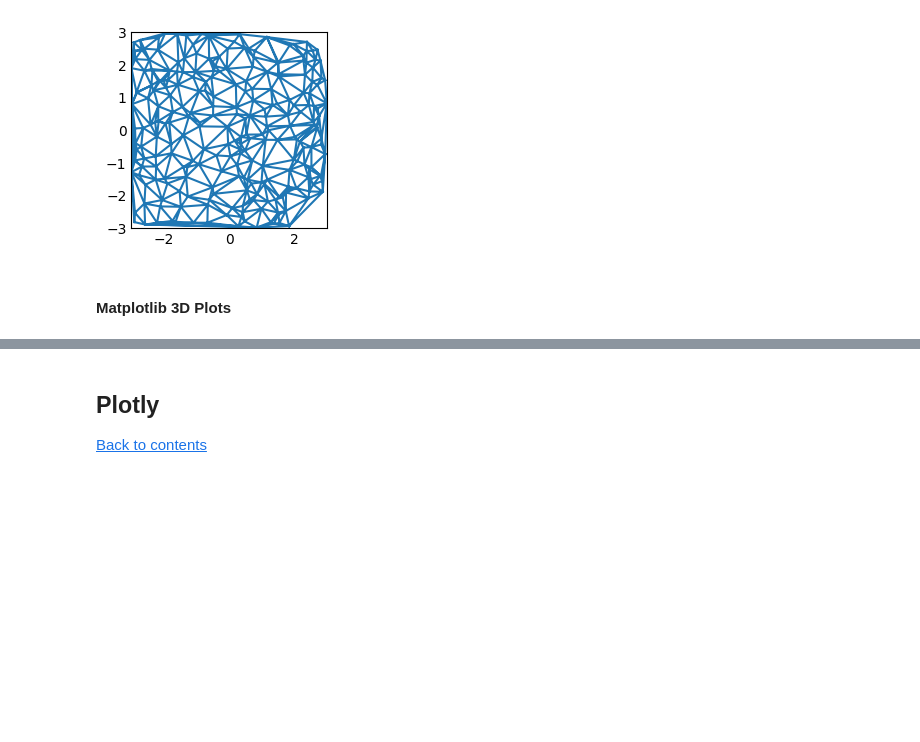
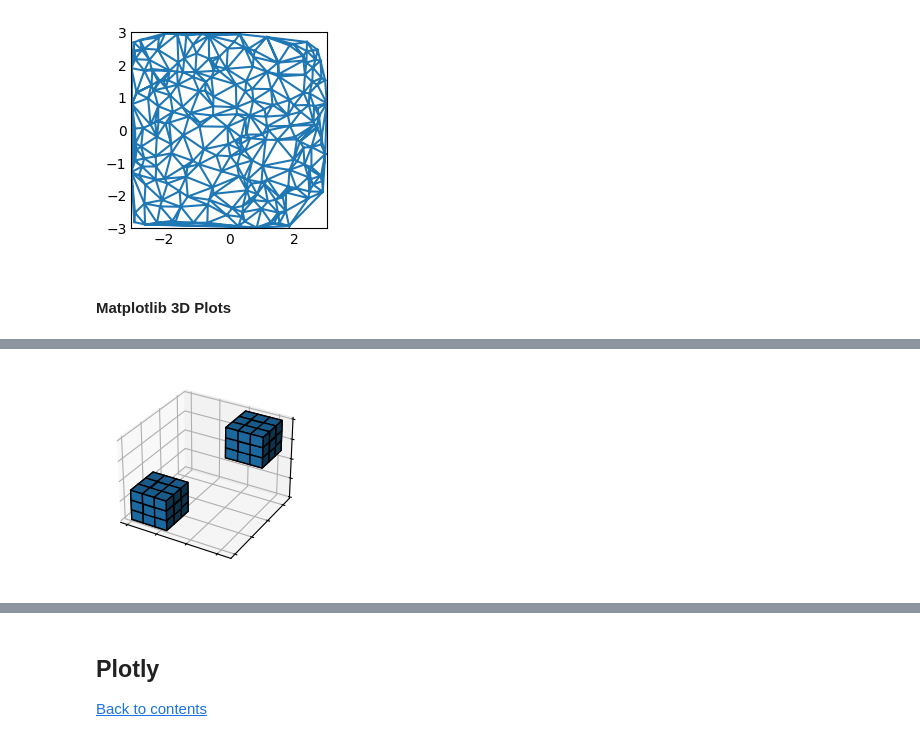
Before and after one commit to ManashJKonwar/Training-Python, a Jupyter notebook: day_4.ipynb, the cells around one changed output, grey strips where cells are left out. Saved outputs shown, nothing was run; the diff lists cells and outputs as text; code cells hidden in the pictures; blank space fills up the shorter version.

```diff
--- a/day_4.ipynb
+++ b/day_4.ipynb
@@ -1653,0 +1734,26 @@ plt.show()
+# %%
+# 3D Voxel / Volumetric Plots
+
+plt.style.use('_mpl-gallery')
+
+# Prepare some coordinates
+x, y, z = np.indices((8, 8, 8))
+
+# Draw cuboids in the top left and bottom right corners
+cube1 = (x < 3) & (y < 3) & (z < 3)
+cube2 = (x >= 5) & (y >= 5) & (z >= 5)
+
+# Combine the objects into a single boolean array
+voxelarray = cube1 | cube2
+
+# Plot
+fig, ax = plt.subplots(subplot_kw={"projection": "3d"})
+ax.voxels(voxelarray, edgecolor='k')
+
+ax.set(xticklabels=[],
+       yticklabels=[],
+       zticklabels=[])
+
+plt.show()
+# %% [output]
+[figure, added]
```
Also changed, not shown: parts of 52 cells of this notebook.
